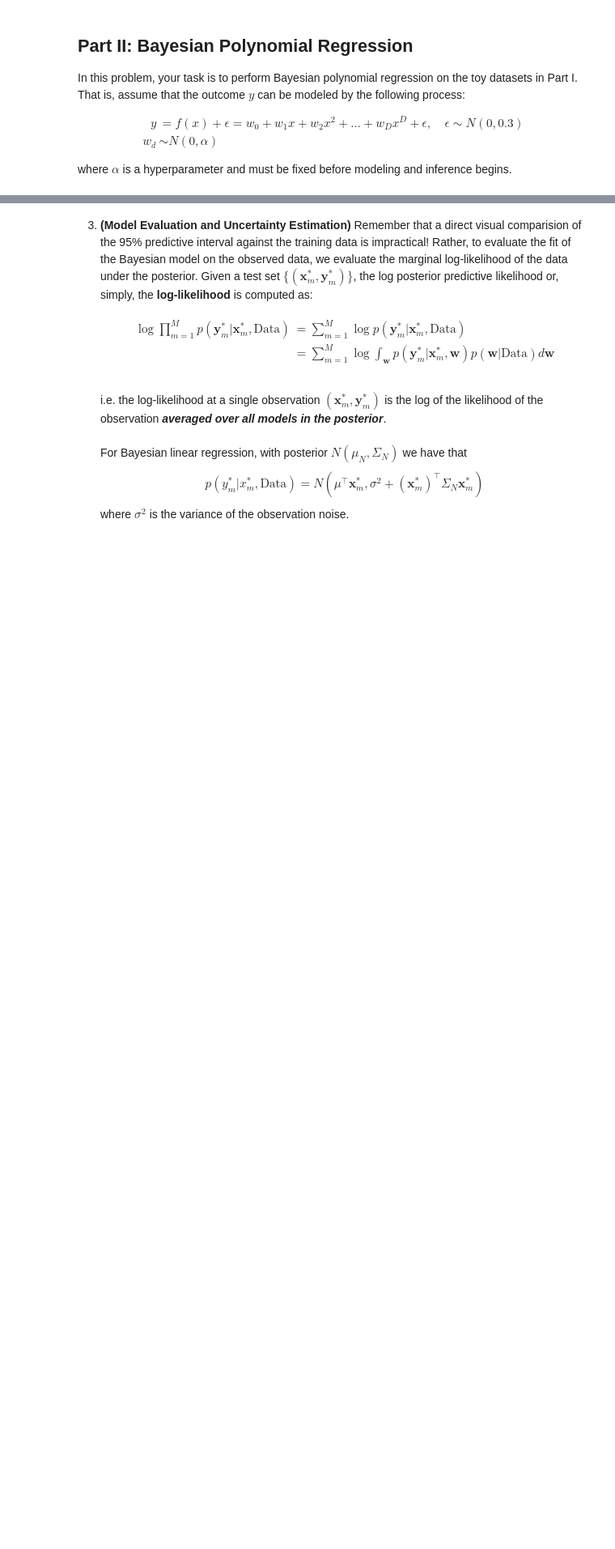
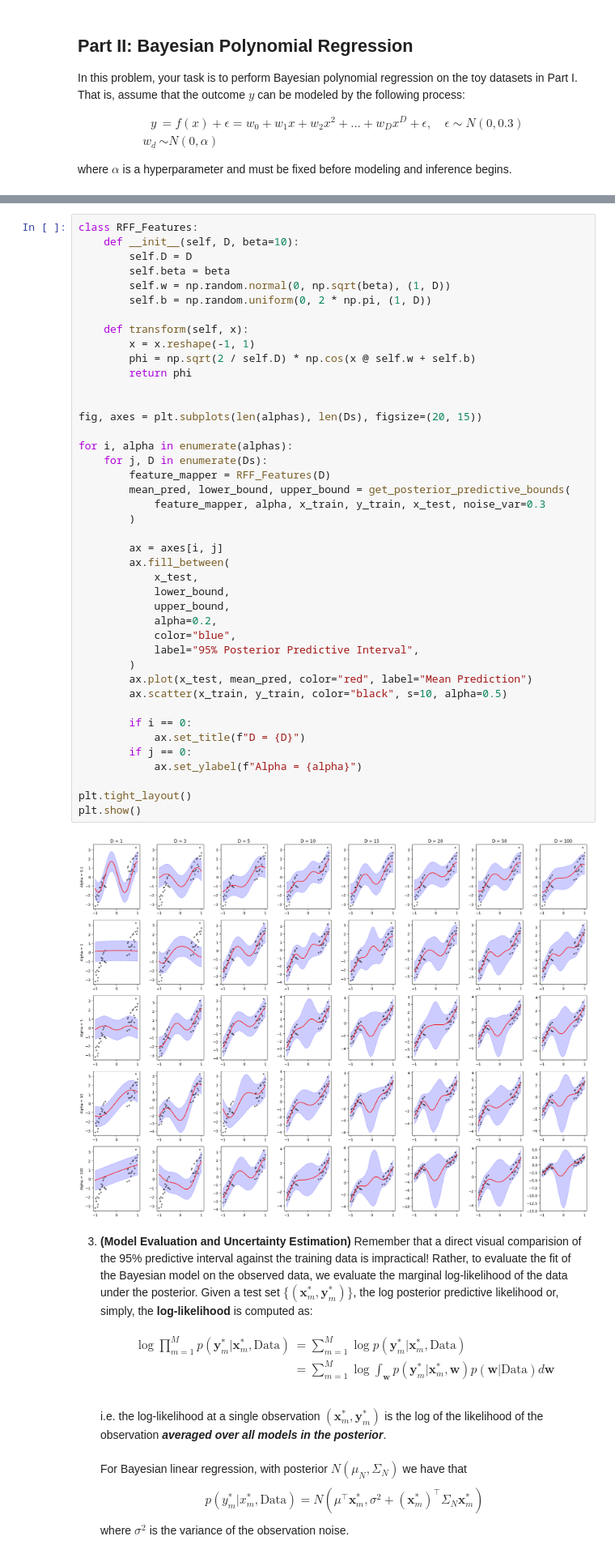
Before and after one commit to chihuangliu/ELEC70122_ML_for_Safety_Critical_Decision_Making, a Jupyter notebook: ELEC70122_HW1.ipynb, the cells around one changed output, grey strips where cells are left out. Shown at 81% size. Saved outputs shown, nothing was run; the diff lists cells and outputs as text; blank space fills up the shorter version.

```diff
--- a/ELEC70122_HW1.ipynb
+++ b/ELEC70122_HW1.ipynb
@@ -421,3 +527,47 @@ Based on your visualizaion, describe in intuitive terms what is the role of $\al
+# %%
+class RFF_Features:
+    def __init__(self, D, beta=10):
+        self.D = D
+        self.beta = beta
+        self.w = np.random.normal(0, np.sqrt(beta), (1, D))
+        self.b = np.random.uniform(0, 2 * np.pi, (1, D))
+
+    def transform(self, x):
+        x = x.reshape(-1, 1)
+        phi = np.sqrt(2 / self.D) * np.cos(x @ self.w + self.b)
+        return phi
+
+
+fig, axes = plt.subplots(len(alphas), len(Ds), figsize=(20, 15))
+
+for i, alpha in enumerate(alphas):
+    for j, D in enumerate(Ds):
+        feature_mapper = RFF_Features(D)
+        mean_pred, lower_bound, upper_bound = get_posterior_predictive_bounds(
+            feature_mapper, alpha, x_train, y_train, x_test, noise_var=0.3
+        )
+
+        ax = axes[i, j]
+        ax.fill_between(
+            x_test,
+            lower_bound,
+            upper_bound,
+            alpha=0.2,
+            color="blue",
+            label="95% Posterior Predictive Interval",
+        )
+        ax.plot(x_test, mean_pred, color="red", label="Mean Prediction")
+        ax.scatter(x_train, y_train, color="black", s=10, alpha=0.5)
+
+        if i == 0:
+            ax.set_title(f"D = {D}")
+        if j == 0:
+            ax.set_ylabel(f"Alpha = {alpha}")
+
+plt.tight_layout()
+plt.show()
+# %% [output]
+[figure, added]
 # %% [markdown]
 3. **(Model Evaluation and Uncertainty Estimation)** Remember that a direct visual comparision of the 95% predictive interval against the training data is impractical! Rather, to evaluate the fit of the Bayesian model on the observed data, we evaluate the marginal log-likelihood of the data under the posterior. Given a test set $\{(\mathbf{x}^*_m, \mathbf{y}^*_m)\}$, the log posterior predictive likelihood or, simply, the **log-likelihood** is computed as:
 \begin{align}
```
Also changed, not shown: parts of 15 cells of this notebook.
